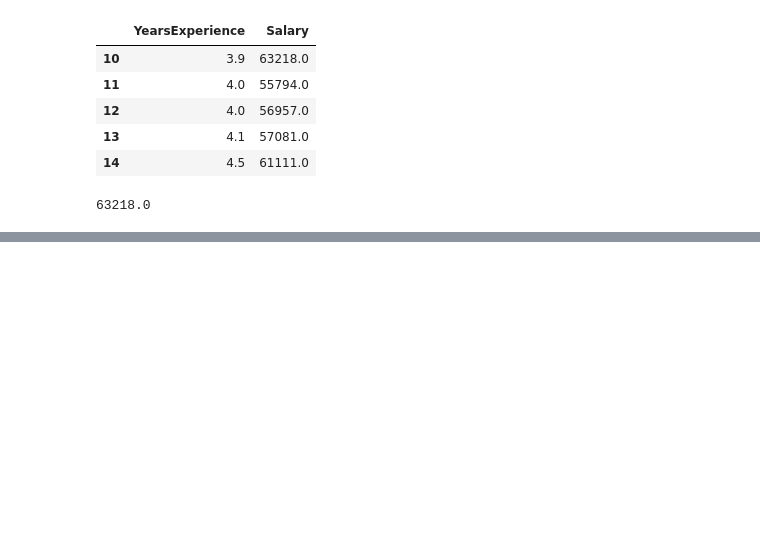
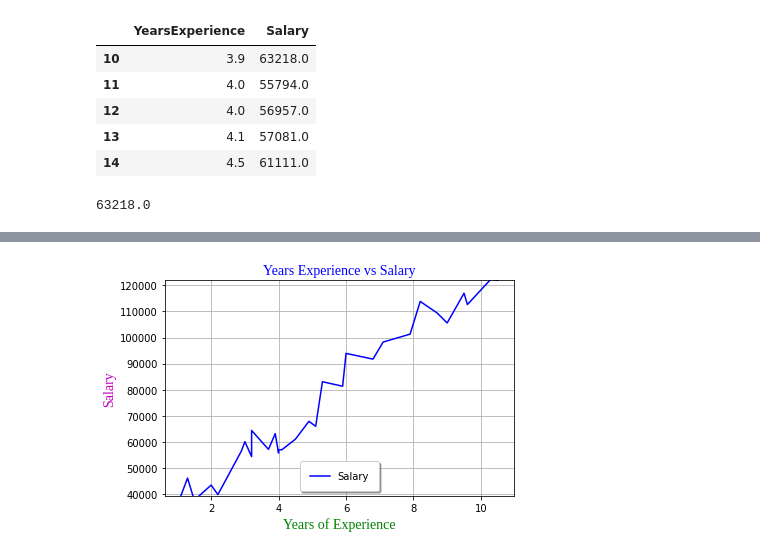
Before and after one commit to asheta66/Machine-Learning-2024, a Jupyter notebook: Simple Linear Regression/Data_Analysis_Using_Panda_2.ipynb, the cells around one changed output, grey strips where cells are left out. Cells and saved outputs as stored; diff of their text form; code cells hidden in the pictures; blank space fills up the shorter version.

```diff
--- a/Simple Linear Regression/Data_Analysis_Using_Panda_2.ipynb
+++ b/Simple Linear Regression/Data_Analysis_Using_Panda_2.ipynb
@@ -139,10 +208 @@ y_train
 Name: Salary, dtype: float64
-# %%
-# Fitting Simple Linear Regression to the training set
-from sklearn.linear_model import LinearRegression
-regressor = LinearRegression()
-regressor.fit(X_train, y_train)
-
-# Predicting the Test set result ￼
-y_pred_train = regressor.predict(X_train)
-y_pred_test  = regressor.predict(X_test)
@@ -242,0 +252,13 @@ plt.show()
+# %%
+fig, axs = plt.subplots(figsize=(6, 4), tight_layout=True)
+plt.plot(df['YearsExperience'], df['Salary'], '-b', label='Salary')
+plt.xlabel('Years of Experience', fontname= 'Liberation Serif', fontsize=14, color='g')
+plt.ylabel('Salary', fontname= 'Liberation Serif', fontsize=14, color='m')
+plt.title('Years Experience vs Salary', fontname= 'Liberation Serif', fontsize=14, color='b')
+plt.ylim(np.min(y_train)-1, np.max(y_train)+1)
+plt.legend(fancybox=True, framealpha=1, shadow=True, borderpad=1, frameon=True, loc='lower center', ncol=2)
+plt.grid(True)
+#plt.legend()
+plt.show()
+# %% [output]
+[figure, added]
```
Also changed, not shown: parts of 19 cells of this notebook.
